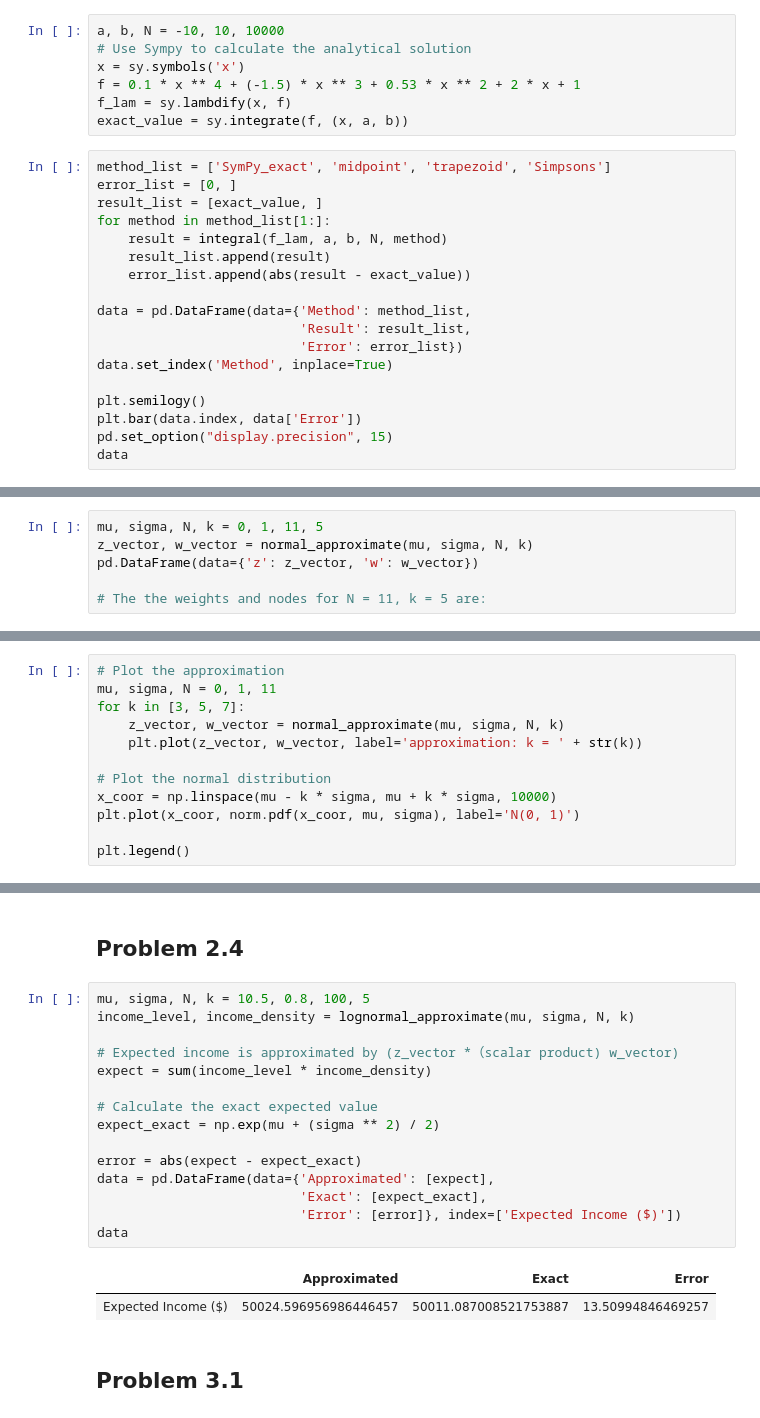
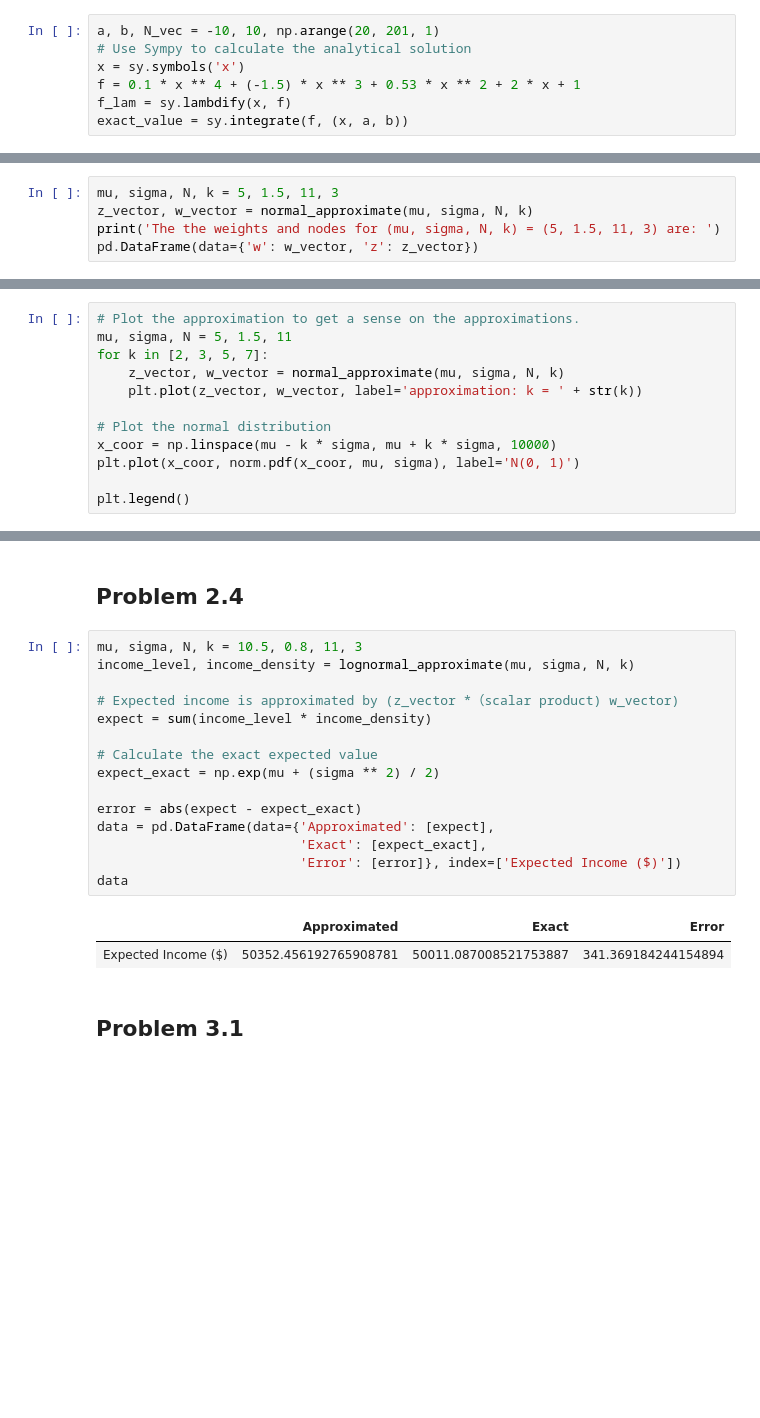
Before and after one commit to luxin-tian/persp-model-econ_w20, a Jupyter notebook: ProblemSets/PS2/PS2_answer_2.ipynb, the cells around one changed output, grey strips where cells are left out. Cells and saved outputs as stored; diff of their text form; blank space fills up the shorter version.

```diff
--- a/ProblemSets/PS2/PS2_answer_2.ipynb
+++ b/ProblemSets/PS2/PS2_answer_2.ipynb
@@ -33,25 +35,7 @@ def integral(f, a, b, N, method):
 # %%
-a, b, N = -10, 10, 10000
+a, b, N_vec = -10, 10, np.arange(20, 201, 1)
 # Use Sympy to calculate the analytical solution
 x = sy.symbols('x')
 f = 0.1 * x ** 4 + (-1.5) * x ** 3 + 0.53 * x ** 2 + 2 * x + 1
 f_lam = sy.lambdify(x, f)
 exact_value = sy.integrate(f, (x, a, b))
-# %%
-method_list = ['SymPy_exact', 'midpoint', 'trapezoid', 'Simpsons']
-error_list = [0, ]
-result_list = [exact_value, ]
-for method in method_list[1:]:
-    result = integral(f_lam, a, b, N, method)
-    result_list.append(result)
-    error_list.append(abs(result - exact_value))
-
-data = pd.DataFrame(data={'Method': method_list,
-                          'Result': result_list,
-                          'Error': error_list})
-data.set_index('Method', inplace=True)
-
-plt.semilogy()
-plt.bar(data.index, data['Error'])
-pd.set_option("display.precision", 15)
-data
@@ -81,9 +91,8 @@ def normal_approximate(mu, sigma, N, k):
             w_vector.append(F(z_max, mu, sigma) - F(z_min, mu, sigma))
     return z_vector, np.array(w_vector)
 # %%
-mu, sigma, N, k = 0, 1, 11, 5
+mu, sigma, N, k = 5, 1.5, 11, 3
 z_vector, w_vector = normal_approximate(mu, sigma, N, k)
-pd.DataFrame(data={'z': z_vector, 'w': w_vector})
-
-# The the weights and nodes for N = 11, k = 5 are:
+print('The the weights and nodes for (mu, sigma, N, k) = (5, 1.5, 11, 3) are: ')
+pd.DataFrame(data={'w': w_vector, 'z': z_vector})
 # %% [output]
@@ -102,7 +112,7 @@ pd.DataFrame(data={'z': z_vector, 'w': w_vector})
 # %%
-# Plot the approximation
-mu, sigma, N = 0, 1, 11
-for k in [3, 5, 7]:
+# Plot the approximation to get a sense on the approximations.
+mu, sigma, N = 5, 1.5, 11
+for k in [2, 3, 5, 7]:
     z_vector, w_vector = normal_approximate(mu, sigma, N, k)
     plt.plot(z_vector, w_vector, label='approximation: k = ' + str(k))
 
@@ -155,23 +165,23 @@ plt.legend()
 # %% [markdown]
 ## Problem 2.4
 # %%
-mu, sigma, N, k = 10.5, 0.8, 100, 5
+mu, sigma, N, k = 10.5, 0.8, 11, 3
 income_level, income_density = lognormal_approximate(mu, sigma, N, k)
 
 # Expected income is approximated by (z_vector *（scalar product) w_vector)
 expect = sum(income_level * income_density)
 
 # Calculate the exact expected value
 expect_exact = np.exp(mu + (sigma ** 2) / 2)
 
 error = abs(expect - expect_exact)
 data = pd.DataFrame(data={'Approximated': [expect],
                           'Exact': [expect_exact],
                           'Error': [error]}, index=['Expected Income ($)'])
 data
 # %% [output]
 |  | Approximated | Exact | Error |
-| Expected Income ($) | 50024.596956986446457 | 50011.087008521753887 | 13.50994846469257 |
+| Expected Income ($) | 50352.456192765908781 | 50011.087008521753887 | 341.369184244154894 |
 # %% [markdown]
 ## Problem 3.1
 # %%
```
Also changed, not shown: parts of 16 cells of this notebook.
